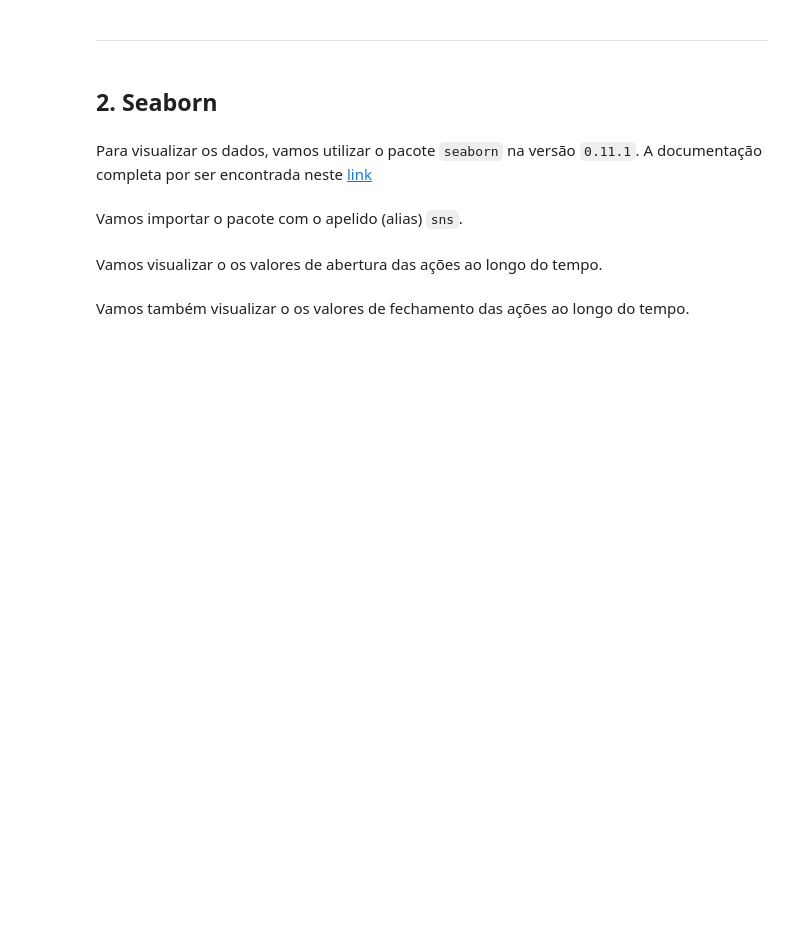
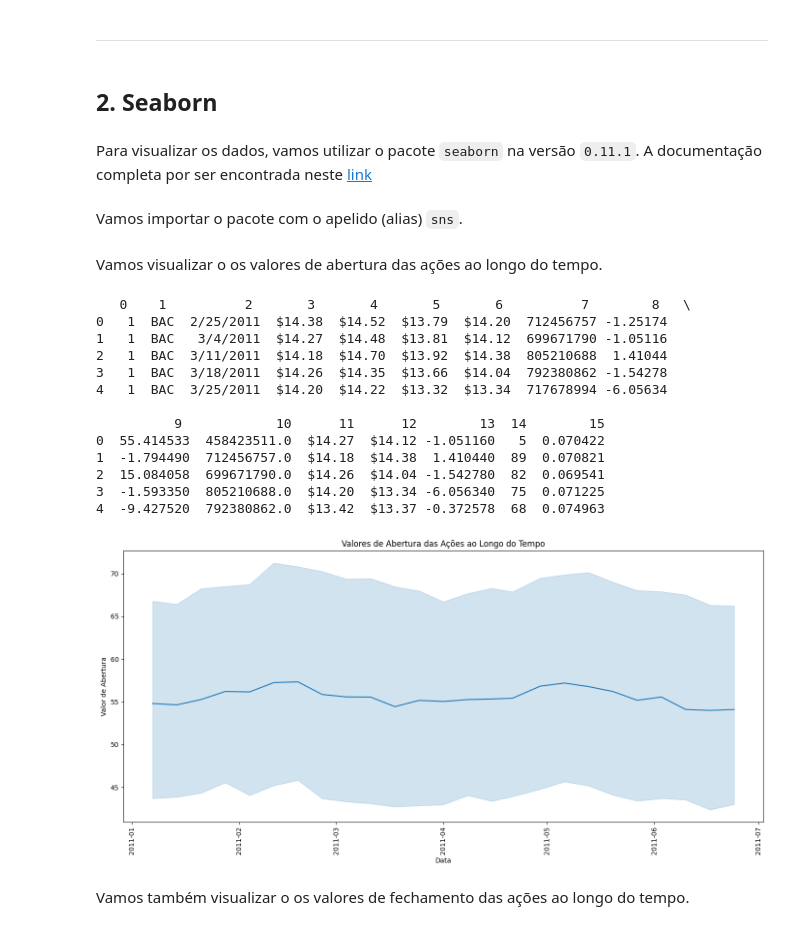
Before and after one commit to csarsantos96/modulosAndPacotes, a Jupyter notebook: Python_M7_support material07_exercise.ipynb, the cells around one changed output. Cells and saved outputs as stored; diff of their text form; code cells hidden in the pictures; blank space fills up the shorter version.

Commit message:
pandas & seaborn

```diff
--- a/Python_M7_support material07_exercise.ipynb
+++ b/Python_M7_support material07_exercise.ipynb
@@ -242,2 +327,41 @@ _ = plot.set_xticklabels(labels=df_mcd['date'], rotation=90)
+# %%
+import pandas as pd
+import matplotlib.pyplot as plt
+import seaborn as sns
+
+df = pd.read_csv('dow_jones_index.data', header=None, skiprows=44, sep=',', on_bad_lines='skip')
+
+print(df.head())
+
+
+df.columns = ['col1', 'col2', 'date', 'col4', 'open', 'close', 'col7', 'col8', 'col9', 'col10', 'col11', 'col12', 'col13', 'col14', 'col15', 'col16']
+
+df['date'] = pd.to_datetime(df['date'], errors='coerce')
+
+df['open'] = df['open'].str.replace('$', '', regex=False).astype(float)
+
+plt.figure(figsize=(14, 7))
+sns.lineplot(data=df, x='date', y='open')
+plt.xlabel('Data')
+plt.ylabel('Valor de Abertura')
+plt.title('Valores de Abertura das Ações ao Longo do Tempo')
+plt.xticks(rotation=90)
+plt.tight_layout()
+plt.show()
+# %% [output]
+   0    1          2       3       4       5       6          7        8   \
+0   1  BAC  2/25/2011  $14.38  $14.52  $13.79  $14.20  712456757 -1.25174
+1   1  BAC   3/4/2011  $14.27  $14.48  $13.81  $14.12  699671790 -1.05116
+2   1  BAC  3/11/2011  $14.18  $14.70  $13.92  $14.38  805210688  1.41044
+3   1  BAC  3/18/2011  $14.26  $14.35  $13.66  $14.04  792380862 -1.54278
+4   1  BAC  3/25/2011  $14.20  $14.22  $13.32  $13.34  717678994 -6.05634
+
+          9            10      11      12        13  14        15
+0  55.414533  458423511.0  $14.27  $14.12 -1.051160   5  0.070422
+1  -1.794490  712456757.0  $14.18  $14.38  1.410440  89  0.070821
+2  15.084058  699671790.0  $14.26  $14.04 -1.542780  82  0.069541
+3  -1.593350  805210688.0  $14.20  $13.34 -6.056340  75  0.071225
+4  -9.427520  792380862.0  $13.42  $13.37 -0.372578  68  0.074963
+[figure, added]
 # %% [markdown]
 Vamos também visualizar o os valores de fechamento das ações ao longo do tempo.
```
Also changed, not shown: parts of 26 cells of this notebook, 3 other files.
